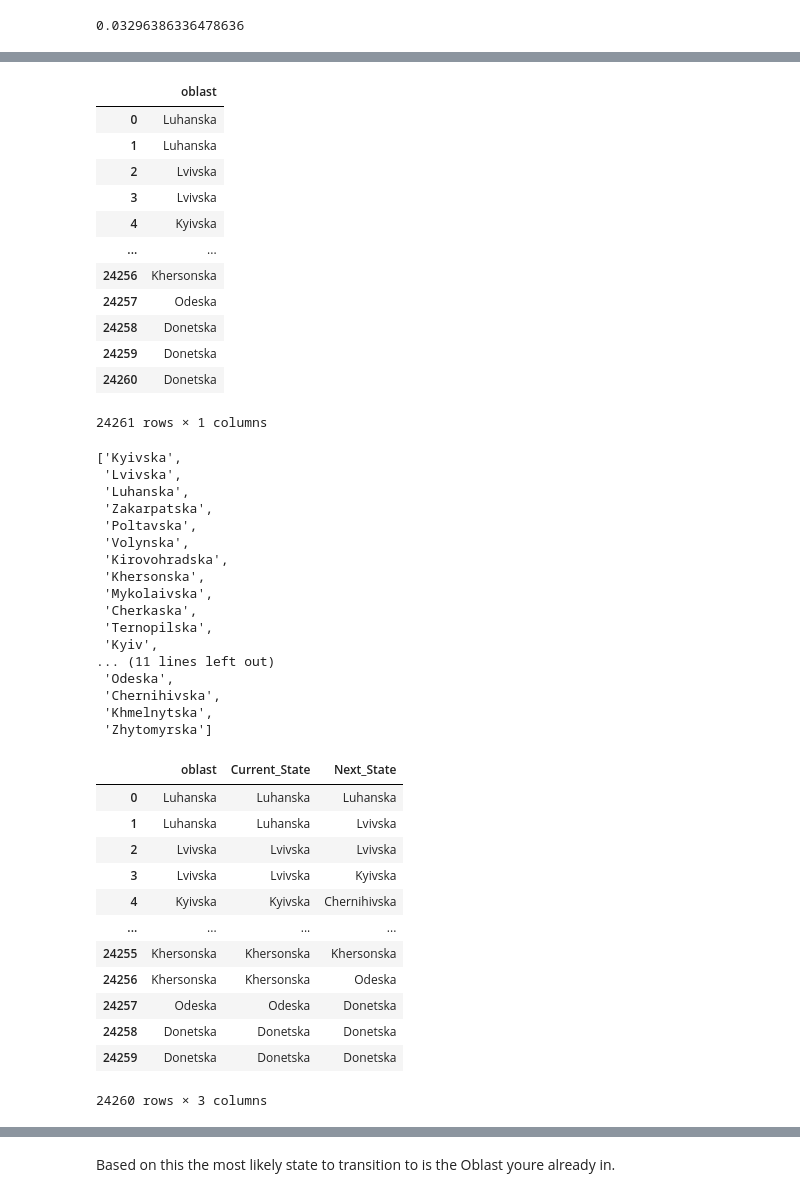
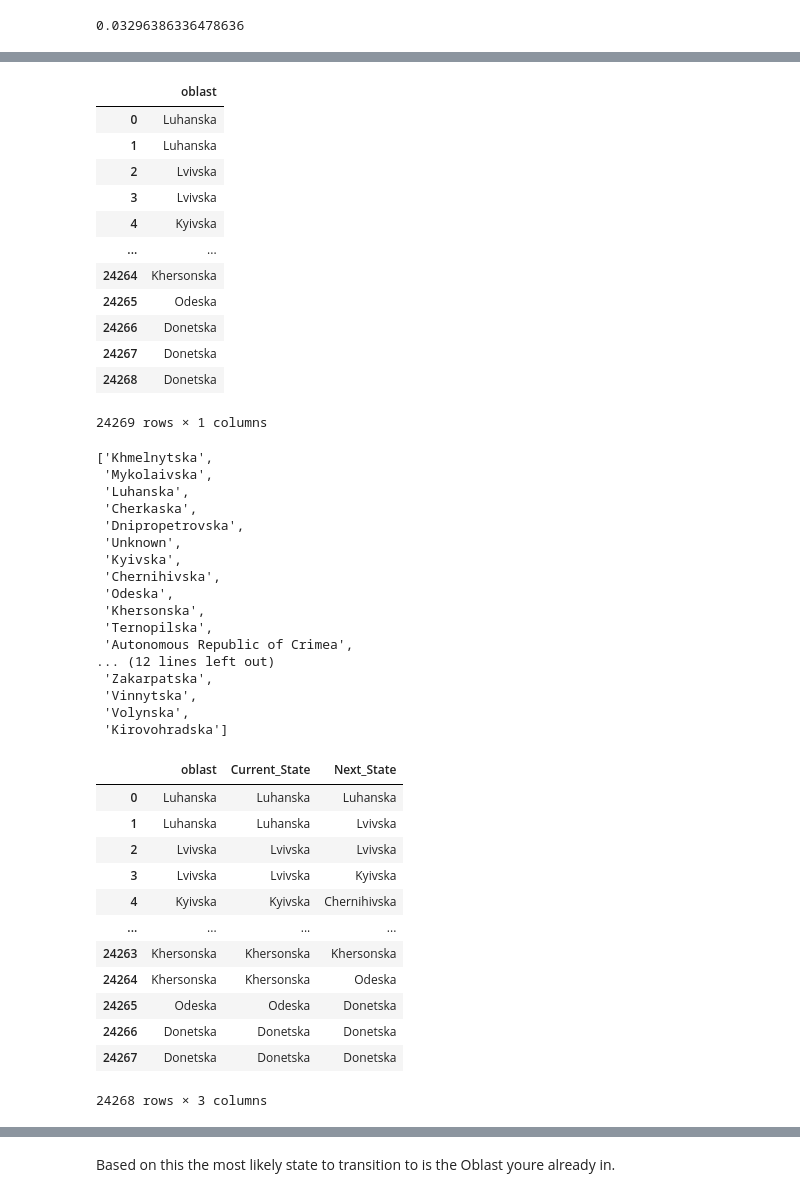
Before and after one commit to eglhannah/understanding_uncertainty_ukraine_project, a Jupyter notebook: MarkovChain.ipynb, the cells around one changed output, grey strips where cells are left out. Saved outputs shown, nothing was run; the diff lists cells and outputs as text; code cells hidden in the pictures.

```diff
--- a/MarkovChain.ipynb
+++ b/MarkovChain.ipynb
@@ -88,8 +99,8 @@ I'll continue the code using the Oblasts vs the Rayons but this can be revised l
 # %%
-#Trim data to only include Oblasts that are not missing
-#Expecting 24261 rows
-trimmed_data = data[data['oblast'].notna()]
-trimmed_data
+#Convert missing values to 'Unknown'
+data['rayon'] = data['rayon'].fillna('Missing')
+data['oblast'] = data['oblast'].fillna('Unknown')
+data
 # %% [output]
 |  | damage_id | iso3 | country | gid_1 | oblast | rayon | type_of_infrastructure | if_other_what | ... |
 | 0 | D0011 | UKR | Ukraine | ['UKR.15_1'] | Luhanska | Siverskodonetskyi | Warehouse | NaN | ... |
@@ -107,21 +118,21 @@ trimmed_data
 # %%
-oblasts = trimmed_data[['oblast']].copy()
+oblasts = data[['oblast']].copy()
 oblasts.reset_index(drop=True, inplace=True)
 oblasts
 # %% [output]
 |  | oblast |
 | 0 | Luhanska |
 | 1 | Luhanska |
 | 2 | Lvivska |
 | 3 | Lvivska |
 | 4 | Kyivska |
 | ... | ... |
-| 24256 | Khersonska |
-| 24257 | Odeska |
-| 24258 | Donetska |
-| 24259 | Donetska |
-| 24260 | Donetska |
+| 24264 | Khersonska |
+| 24265 | Odeska |
+| 24266 | Donetska |
+| 24267 | Donetska |
+| 24268 | Donetska |
-24261 rows × 1 columns
+24269 rows × 1 columns
 # %%
 #get unique oblasts for the States
 states = set(oblasts.iloc[0])
@@ -131,23 +142,23 @@ for i in range(1, len(oblasts)):
 states = list(states)
 states
 # %% [output]
-['Kyivska',
- 'Lvivska',
+['Khmelnytska',
+ 'Mykolaivska',
  'Luhanska',
+ 'Cherkaska',
+ 'Dnipropetrovska',
+ 'Unknown',
+ 'Kyivska',
+ 'Chernihivska',
+ 'Odeska',
+ 'Khersonska',
+ 'Ternopilska',
+ 'Autonomous Republic of Crimea',
+... (12 lines left out)
  'Zakarpatska',
- 'Poltavska',
+ 'Vinnytska',
  'Volynska',
- 'Kirovohradska',
- 'Khersonska',
- 'Mykolaivska',
- 'Cherkaska',
- 'Ternopilska',
- 'Kyiv',
-... (11 lines left out)
- 'Odeska',
- 'Chernihivska',
- 'Khmelnytska',
- 'Zhytomyrska']
+ 'Kirovohradska']
 # %%
 #Now we need to modify the oblast df so the next oblast is in a new column "next_oblast"
 oblasts['Current_State'] = oblasts['oblast']
@@ -162,12 +173,12 @@ oblast_transition
 | 3 | Lvivska | Lvivska | Kyivska |
 | 4 | Kyivska | Kyivska | Chernihivska |
 | ... | ... | ... | ... |
-| 24255 | Khersonska | Khersonska | Khersonska |
-| 24256 | Khersonska | Khersonska | Odeska |
-| 24257 | Odeska | Odeska | Donetska |
-| 24258 | Donetska | Donetska | Donetska |
-| 24259 | Donetska | Donetska | Donetska |
+| 24263 | Khersonska | Khersonska | Khersonska |
+| 24264 | Khersonska | Khersonska | Odeska |
+| 24265 | Odeska | Odeska | Donetska |
+| 24266 | Donetska | Donetska | Donetska |
+| 24267 | Donetska | Donetska | Donetska |
-24260 rows × 3 columns
+24268 rows × 3 columns
 # %%
 #Setting up the transition matrix
 #S is the number of states
```
Also changed, not shown: parts of 28 cells of this notebook.
